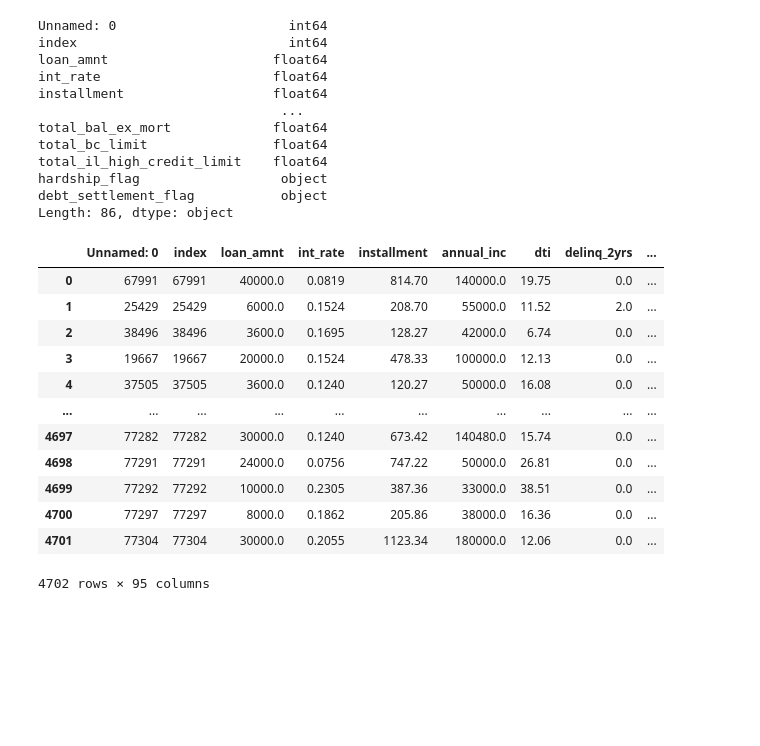
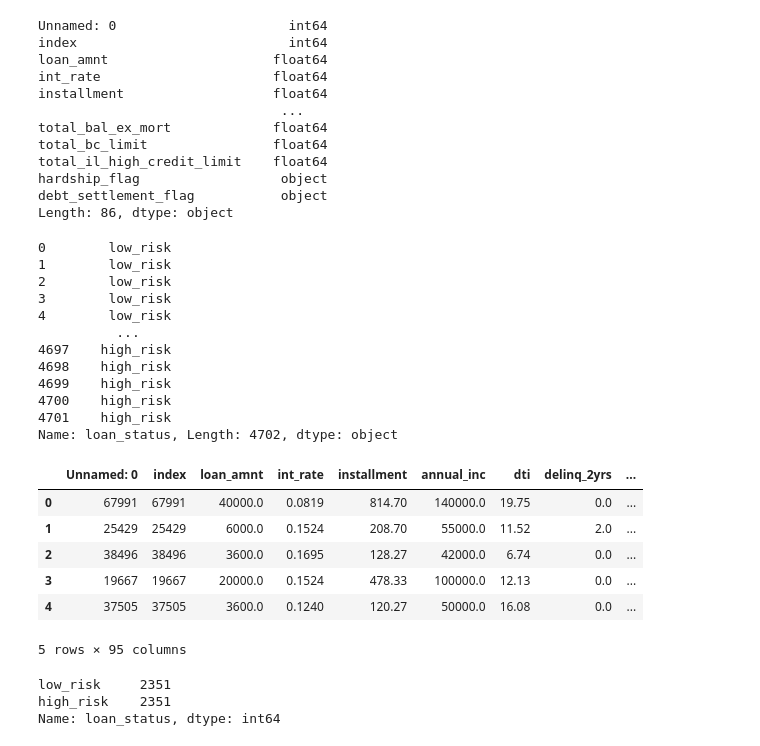
Before and after one commit to benmxnguyen/supervised-ml-challenge, a Jupyter notebook: credit_risk_evaluator.ipynb, the cells around one changed output. Drawn from its saved outputs; the diff is of its cells as text; code cells hidden in the pictures; blank space fills up the shorter version.

```diff
--- a/credit_risk_evaluator.ipynb
+++ b/credit_risk_evaluator.ipynb
@@ -82,21 +157,30 @@ total_il_high_credit_limit    float64
 hardship_flag                  object
 debt_settlement_flag           object
 Length: 86, dtype: object
+# %%
+test_df['loan_status']
+# %% [output]
+0        low_risk
+1        low_risk
+2        low_risk
+3        low_risk
+4        low_risk
+          ...
+4697    high_risk
+4698    high_risk
+4699    high_risk
+4700    high_risk
+4701    high_risk
+Name: loan_status, Length: 4702, dtype: object
 # %%
 test_df_dummies = pd.get_dummies(test_df)
 # %%
-test_df_dummies
+test_df_dummies.head()
 # %% [output]
 |  | Unnamed: 0 | index | loan_amnt | int_rate | installment | annual_inc | dti | delinq_2yrs | ... |
 | 0 | 67991 | 67991 | 40000.0 | 0.0819 | 814.70 | 140000.0 | 19.75 | 0.0 | ... |
 | 1 | 25429 | 25429 | 6000.0 | 0.1524 | 208.70 | 55000.0 | 11.52 | 2.0 | ... |
 | 2 | 38496 | 38496 | 3600.0 | 0.1695 | 128.27 | 42000.0 | 6.74 | 0.0 | ... |
 | 3 | 19667 | 19667 | 20000.0 | 0.1524 | 478.33 | 100000.0 | 12.13 | 0.0 | ... |
 | 4 | 37505 | 37505 | 3600.0 | 0.1240 | 120.27 | 50000.0 | 16.08 | 0.0 | ... |
-| ... | ... | ... | ... | ... | ... | ... | ... | ... | ... |
-| 4697 | 77282 | 77282 | 30000.0 | 0.1240 | 673.42 | 140480.0 | 15.74 | 0.0 | ... |
-| 4698 | 77291 | 77291 | 24000.0 | 0.0756 | 747.22 | 50000.0 | 26.81 | 0.0 | ... |
-| 4699 | 77292 | 77292 | 10000.0 | 0.2305 | 387.36 | 33000.0 | 38.51 | 0.0 | ... |
-| 4700 | 77297 | 77297 | 8000.0 | 0.1862 | 205.86 | 38000.0 | 16.36 | 0.0 | ... |
-| 4701 | 77304 | 77304 | 30000.0 | 0.2055 | 1123.34 | 180000.0 | 12.06 | 0.0 | ... |
-4702 rows × 95 columns
+5 rows × 95 columns
@@ -102,0 +189,6 @@ test_df_dummies
+# %%
+y_test.value_counts()
+# %% [output]
+low_risk     2351
+high_risk    2351
+Name: loan_status, dtype: int64
```
Also changed, not shown: parts of 35 cells of this notebook.
